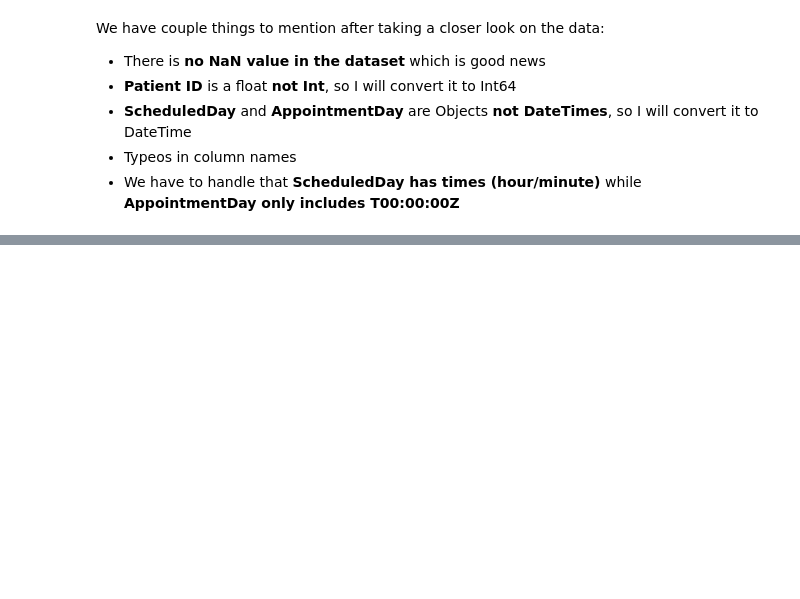
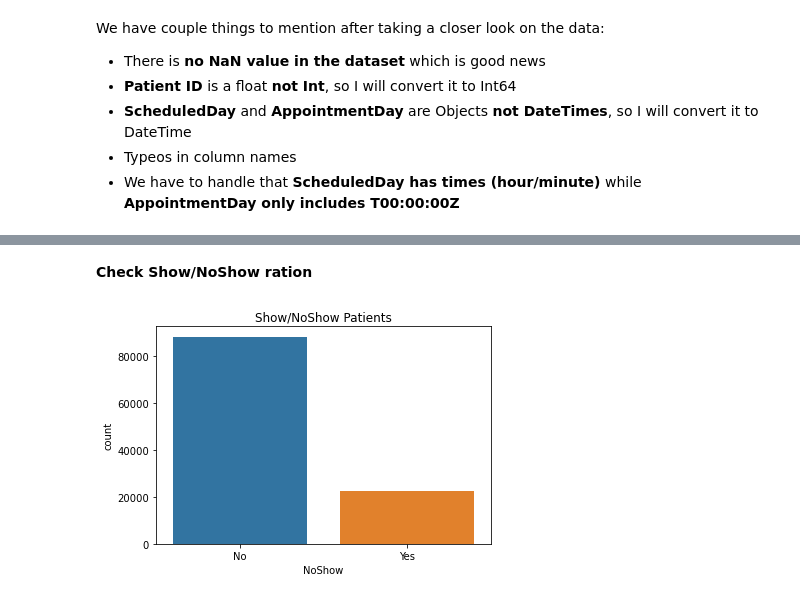
Before and after one commit to AdamHorvath12/Medical-Appointment-No-Shows, a Jupyter notebook: Medical_Appointment_No_Shows.ipynb, the cells around one changed output, grey strips where cells are left out. Cells and saved outputs as stored; diff of their text form; code cells hidden in the pictures; blank space fills up the shorter version.

```diff
--- a/Medical_Appointment_No_Shows.ipynb
+++ b/Medical_Appointment_No_Shows.ipynb
@@ -54,0 +104,2 @@ We have couple things to mention after taking a closer look on the data:
+# %%
+df = df[df.Age >= 0] #remove that 1 row
@@ -54,0 +121,2 @@ We have couple things to mention after taking a closer look on the data:
+# %%
+df['AppointmentDay'] = df['AppointmentDay'] + pd.Timedelta('1d')-pd.Timedelta('1s') #changing the date to (23:59:59)
@@ -54,0 +128,2 @@ We have couple things to mention after taking a closer look on the data:
+# %%
+df = df.drop(df[df.ScheduledDay > df.AppointmentDay].index) #drop those 5 rows
@@ -54,0 +146,9 @@ We have couple things to mention after taking a closer look on the data:
+# %%
+#Adding new columns which will be created by using DateTime columns
+#First - Waiitng Time in Days
+df['Waiting_Time_days'] = df['AppointmentDay'] - df['ScheduledDay']
+df['Waiting_Time_days'] = df['Waiting_Time_days'].dt.days
+
+#Secondly - Day of the Week (both Schedule and Appointment day)
+df['ScheduledDay_DOfW'] = df['ScheduledDay'].dt.day_name()
+df['AppointmentDay_DOfW'] = df['AppointmentDay'].dt.day_name()
@@ -54,0 +169,8 @@ We have couple things to mention after taking a closer look on the data:
+# %% [markdown]
+**Check Show/NoShow ration**
+# %%
+ax = sns.countplot(x=df.NoShow, data=df)
+ax.set_title("Show/NoShow Patients")
+plt.show()
+# %% [output]
+[figure, added]
```
Also changed, not shown: parts of 29 cells of this notebook.
